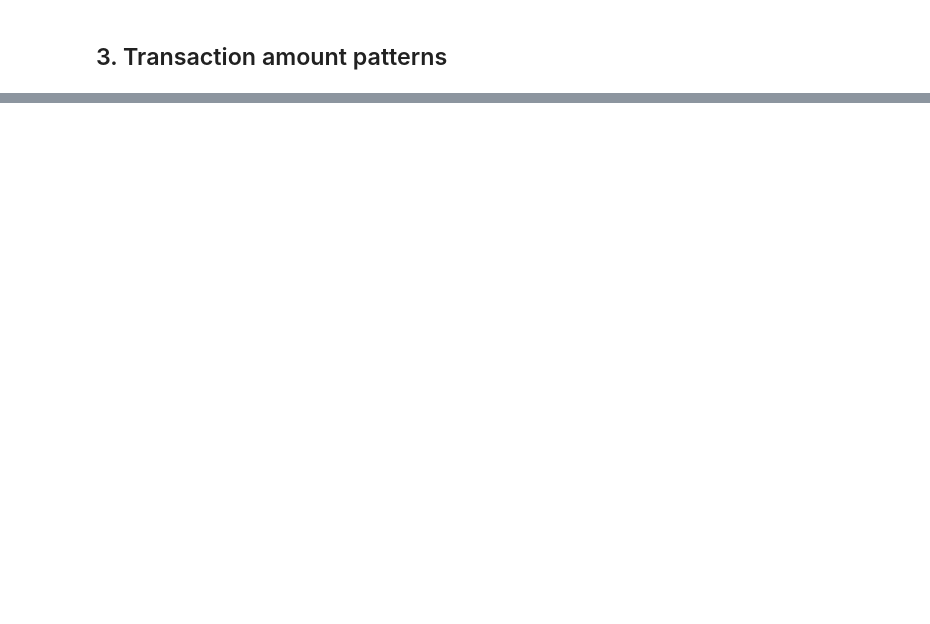
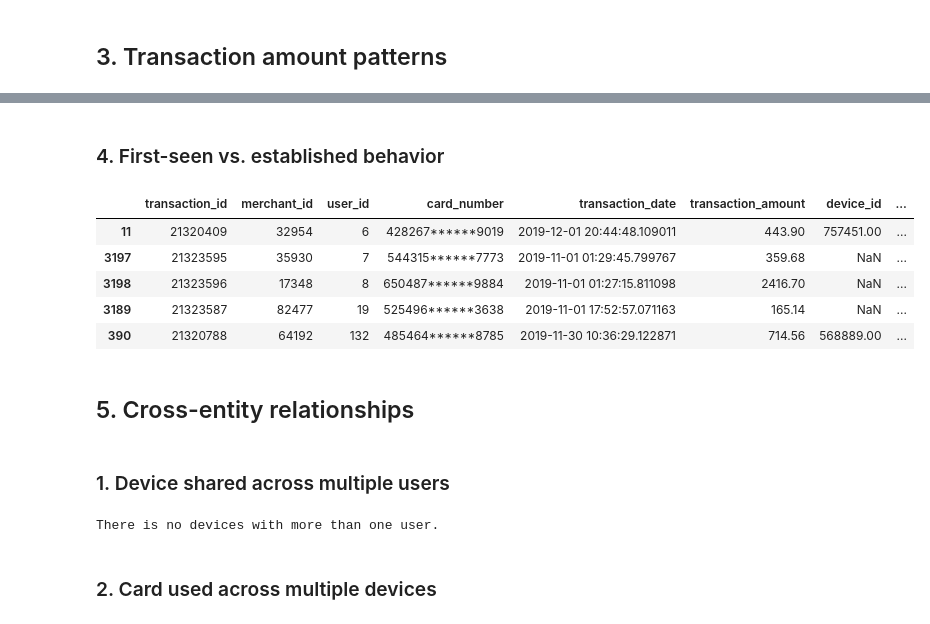
Before and after one commit to MatheusRiosBarcelos/Cloudwalk-Case, a Jupyter notebook: exploratory_analyzes.ipynb, the cells around one changed output, grey strips where cells are left out. Drawn from its saved outputs; the diff is of its cells as text; code cells hidden in the pictures; blank space fills up the shorter version.

```diff
--- a/exploratory_analyzes.ipynb
+++ b/exploratory_analyzes.ipynb
@@ -311,0 +557,37 @@ device_id
+# %% [markdown]
+### 4. First-seen vs. established behavior
+# %%
+df['card_first_seen'] = df.groupby('card_number')['transaction_date'].transform('min')
+df['card_last_seen'] = df.groupby('card_number')['transaction_date'].transform('max')
+df['card_activity_span'] = (df['card_last_seen'] - df['card_first_seen']).dt.total_seconds() / (24 * 3600)
+
+df['user_first_seen'] = df.groupby('user_id')['transaction_date'].transform('min')
+df['user_last_seen'] = df.groupby('user_id')['transaction_date'].transform('max')
+df['user_activity_span'] = (df['user_last_seen'] - df['user_first_seen']).dt.total_seconds() / (24 * 3600)
+
+df['device_first_seen'] = df.groupby('device_id')['transaction_date'].transform('min')
+df['device_last_seen'] = df.groupby('device_id')['transaction_date'].transform('max')
+df['device_activity_span'] = (df['device_last_seen'] - df['device_first_seen']).dt.total_seconds() / (24 * 3600)
+
+df.head(5)
+# %% [output]
+|  | transaction_id | merchant_id | user_id | card_number | transaction_date | transaction_amount | device_id | ... |
+| 11 | 21320409 | 32954 | 6 | 428267******9019 | 2019-12-01 20:44:48.109011 | 443.90 | 757451.00 | ... |
+| 3197 | 21323595 | 35930 | 7 | 544315******7773 | 2019-11-01 01:29:45.799767 | 359.68 | NaN | ... |
+| 3198 | 21323596 | 17348 | 8 | 650487******9884 | 2019-11-01 01:27:15.811098 | 2416.70 | NaN | ... |
+| 3189 | 21323587 | 82477 | 19 | 525496******3638 | 2019-11-01 17:52:57.071163 | 165.14 | NaN | ... |
+| 390 | 21320788 | 64192 | 132 | 485464******8785 | 2019-11-30 10:36:29.122871 | 714.56 | 568889.00 | ... |
+# %% [markdown]
+## 5. Cross-entity relationships
+# %% [markdown]
+### 1. Device shared across multiple users
+# %%
+df['device_users'] = df.groupby('device_id')['user_id'].transform('nunique')
+if df[df['device_users'] > 1].empty:
+    print('There is no devices with more than one user.')
+else:
+    print(df[df['device_users'] > 1])
+# %% [output]
+There is no devices with more than one user.
+# %% [markdown]
+### 2. Card used across multiple devices
```
Also changed, not shown: parts of 49 cells of this notebook.
